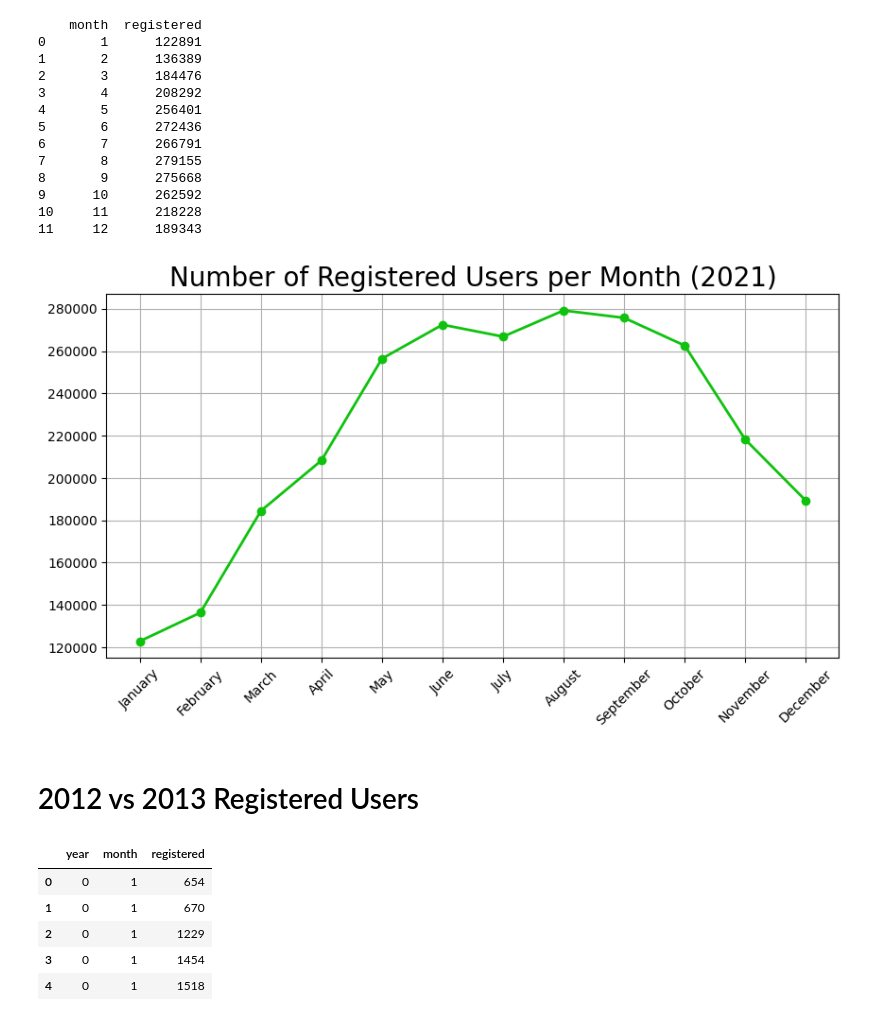
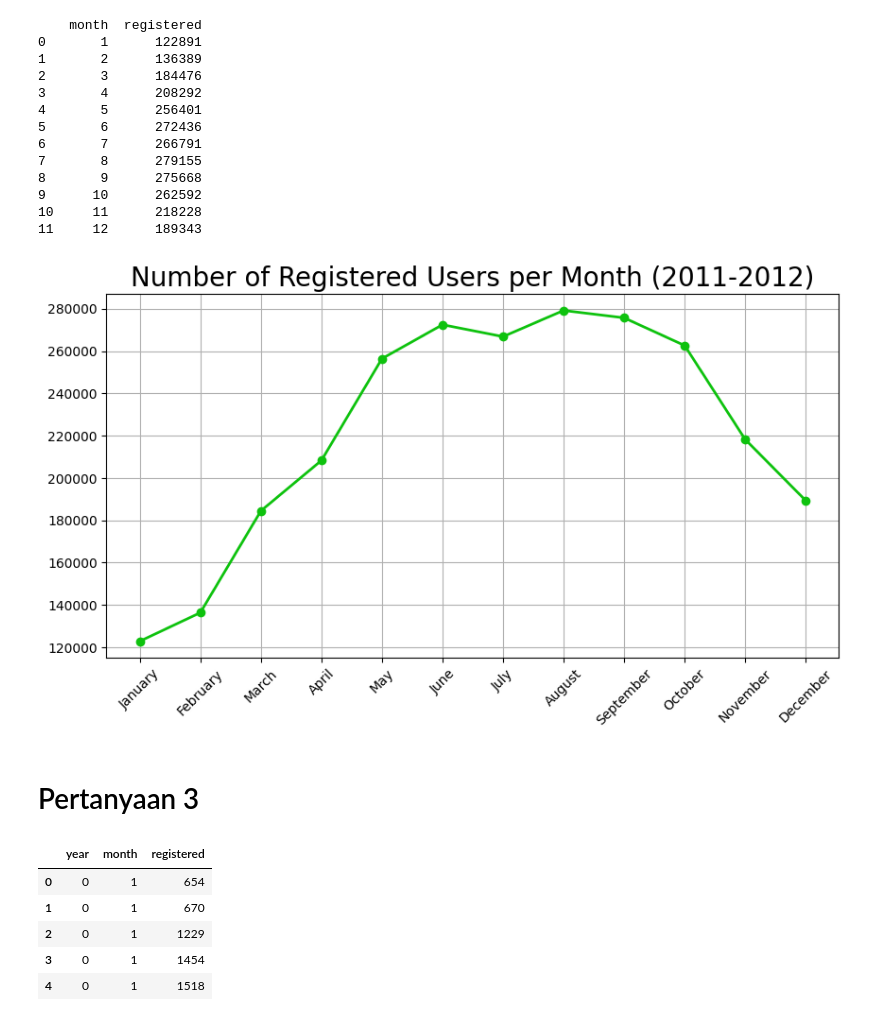
Before and after one commit to Dustedix/bike-sharing, a Jupyter notebook: Submission.ipynb, the cells around one changed output. Cells and saved outputs as stored; diff of their text form; code cells hidden in the pictures.

```diff
--- a/Submission.ipynb
+++ b/Submission.ipynb
@@ -368,18 +376,17 @@ print(user_month_df)
 month_rename = {1: 'January', 2: 'February', 3: 'March', 4: 'April', 5:'May', 6:'June', 7:'July', 8:'August', 9:'September', 10:'October', 11:'November', 12:'December'}
 user_month_df['month'] = user_month_df['month'].replace(month_rename)
 # %%
-fig, ax = plt.subplots()
 plt.figure(figsize=(10, 5))
 plt.plot(user_month_df["month"], user_month_df["registered"], marker='o', linewidth=2, color="#0ec20e")
-plt.title("Number of Registered Users per Month (2021)", loc="center", fontsize=20)
+plt.title("Number of Registered Users per Month (2011-2012)", loc="center", fontsize=20)
 plt.xticks(rotation=45,fontsize=10)
 plt.yticks(fontsize=10)
 plt.grid()
 plt.show()
 # %% [output]
-[figure, old version]
+[figure, new version]
-# %% [markdown]
-# 2012 vs 2013 Registered Users
+# %% [markdown]
+# Pertanyaan 3
 # %%
 registered_user_df = day_df.loc[:, ['year', 'month', 'registered']]
 # %%
```
Also changed, not shown: parts of 12 cells of this notebook, 1 other file.
